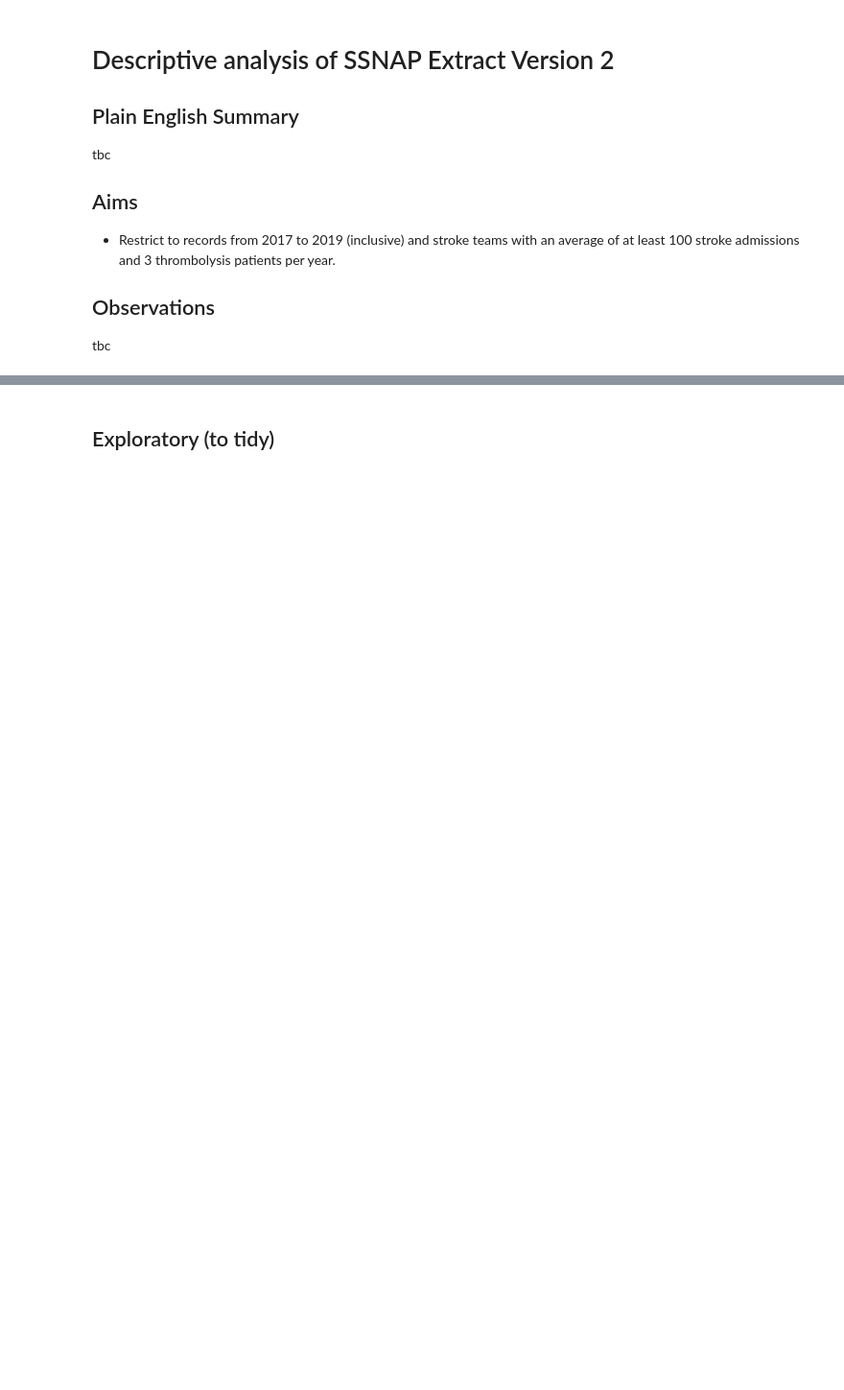
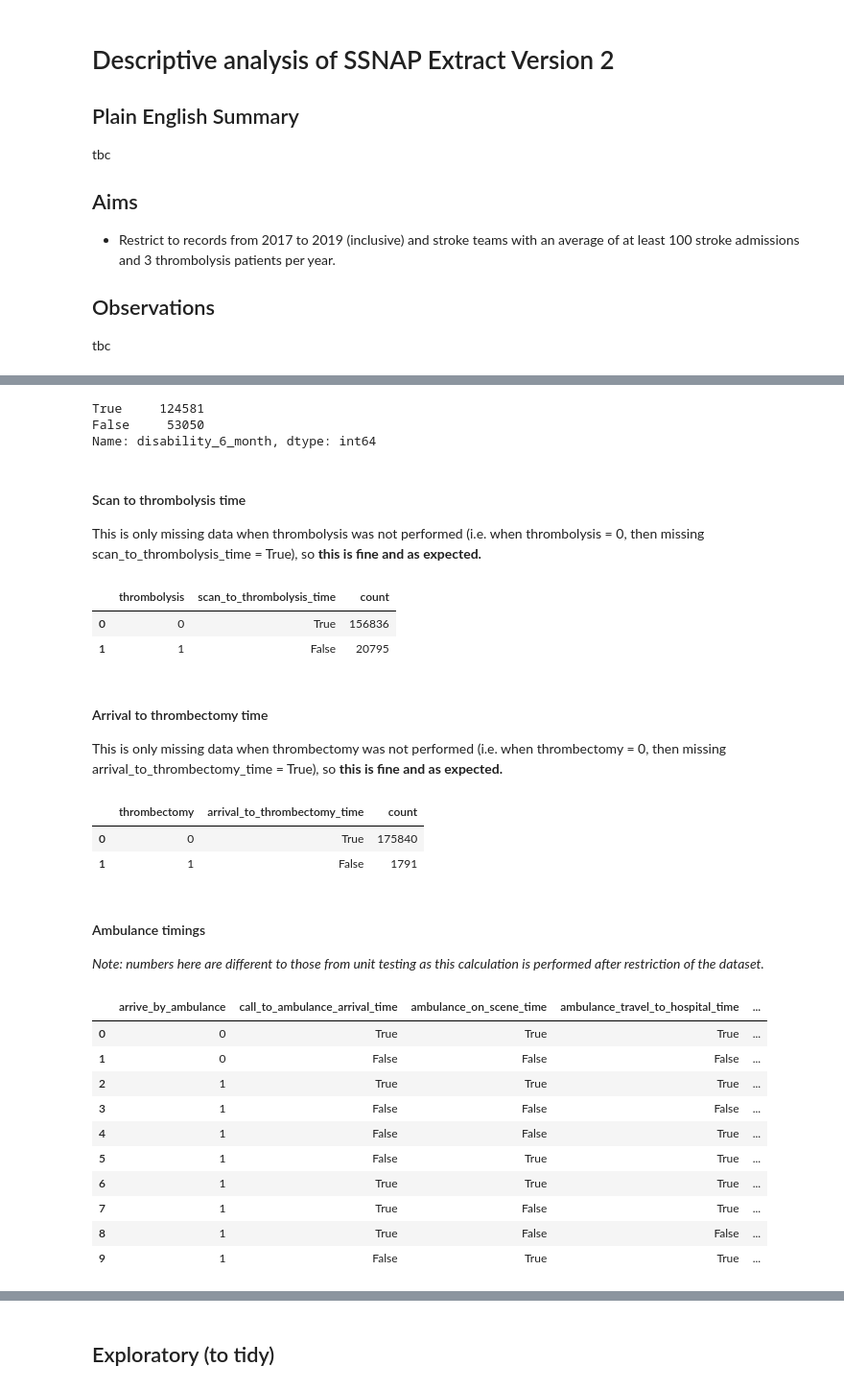
Before and after one commit to samuel-book/samuel_2_data_prep, a Jupyter notebook: descriptive_statistics/01_descriptive_analysis.ipynb, the cells around one changed output, grey strips where cells are left out. Shown at 96% size. Cells and saved outputs as stored; diff of their text form; code cells hidden in the pictures; blank space fills up the shorter version.

```diff
--- a/descriptive_statistics/01_descriptive_analysis.ipynb
+++ b/descriptive_statistics/01_descriptive_analysis.ipynb
@@ -91,0 +74,27 @@ Number of stroke teams removed from dataset: 4
+# %%
+# Restrict to stroke teams with >= 300 admissions and 9 patients
+
+# Empty objects to store stroke teams and count those discarded
+keep = []
+discard = 0
+
+# Group dataframe by stroke team
+groups = raw_data_restrict.groupby('stroke_team')
+
+# Loop through name (each stroke team) and group_df (relevant rows from data)
+for name, group_df in groups:
+    # Skip if admissions less than 300 or thrombolysis patients less than 9
+    raw_admissions = len(group_df.index)
+    raw_thrombolysis_received = group_df['thrombolysis'] == 1
+    if (raw_admissions < 300) or (raw_thrombolysis_received.sum() < 9):
+        discard += 1
+        continue
+    else:
+        keep.append(group_df)
+
+# Concatenate output
+data = pd.concat(keep)
+
+# Number of stroke teams kept v.s. removed
+print('Number of stroke teams remaining in dataset: {0}'.format(len(keep)))
+print('Number of stroke teams removed from dataset: {0}'.format(discard))
@@ -91,0 +199,53 @@ Number of stroke teams removed from dataset: 4
+# %%
+data['disability_6_month'].isnull().value_counts()
+# %% [output]
+True     124581
+False     53050
+Name: disability_6_month, dtype: int64
+# %% [markdown]
+#### Scan to thrombolysis time
+
+This is only missing data when thrombolysis was not performed (i.e. when thrombolysis = 0, then missing scan_to_thrombolysis_time = True), so **this is fine and as expected.**
+# %%
+(data['scan_to_thrombolysis_time']
+ .isnull().groupby(data['thrombolysis'])
+ .value_counts().reset_index(name='count'))
+# %% [output]
+|  | thrombolysis | scan_to_thrombolysis_time | count |
+| 0 | 0 | True | 156836 |
+| 1 | 1 | False | 20795 |
+# %% [markdown]
+#### Arrival to thrombectomy time
+
+This is only missing data when thrombectomy was not performed (i.e. when thrombectomy = 0, then missing arrival_to_thrombectomy_time = True), so **this is fine and as expected.**
+# %%
+(data['arrival_to_thrombectomy_time']
+ .isnull().groupby(data['thrombectomy'])
+ .value_counts().reset_index(name='count'))
+# %% [output]
+|  | thrombectomy | arrival_to_thrombectomy_time | count |
+| 0 | 0 | True | 175840 |
+| 1 | 1 | False | 1791 |
+# %% [markdown]
+#### Ambulance timings
+
+*Note: numbers here are different to those from unit testing as this calculation is performed after restriction of the dataset.*
+# %%
+(data[['call_to_ambulance_arrival_time', 'ambulance_on_scene_time',
+       'ambulance_travel_to_hospital_time', 'ambulance_wait_time_at_hospital']]
+ .isnull()
+ .groupby(data['arrive_by_ambulance'])
+ .value_counts()
+ .reset_index(name='count'))
+# %% [output]
+|  | arrive_by_ambulance | call_to_ambulance_arrival_time | ambulance_on_scene_time | ambulance_travel_to_hospital_time | ... |
+| 0 | 0 | True | True | True | ... |
+| 1 | 0 | False | False | False | ... |
+| 2 | 1 | True | True | True | ... |
+| 3 | 1 | False | False | False | ... |
+| 4 | 1 | False | False | True | ... |
+| 5 | 1 | False | True | True | ... |
+| 6 | 1 | True | True | True | ... |
+| 7 | 1 | True | False | True | ... |
+| 8 | 1 | True | False | False | ... |
+| 9 | 1 | False | True | True | ... |
```
Also changed, not shown: parts of 43 cells of this notebook.
